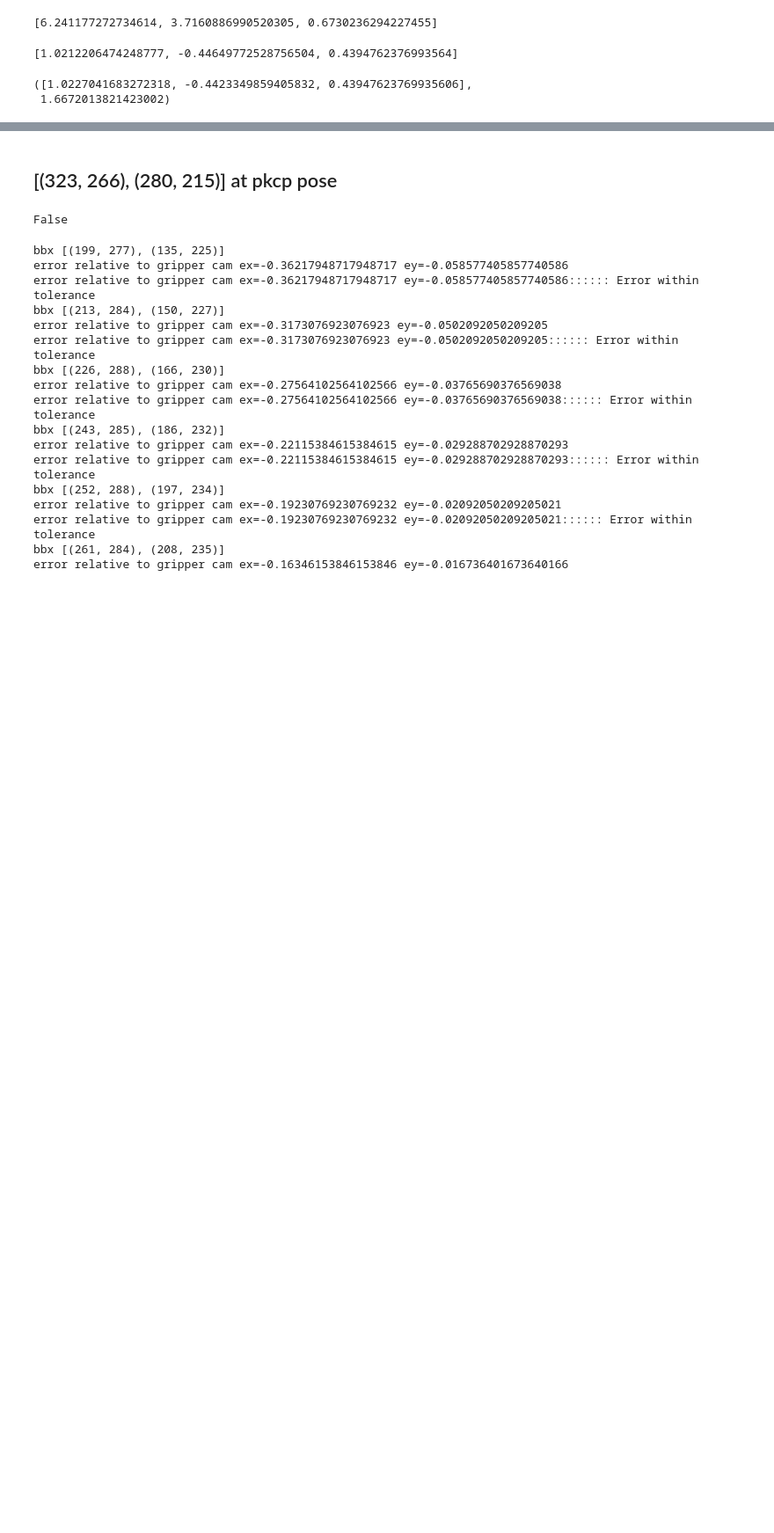
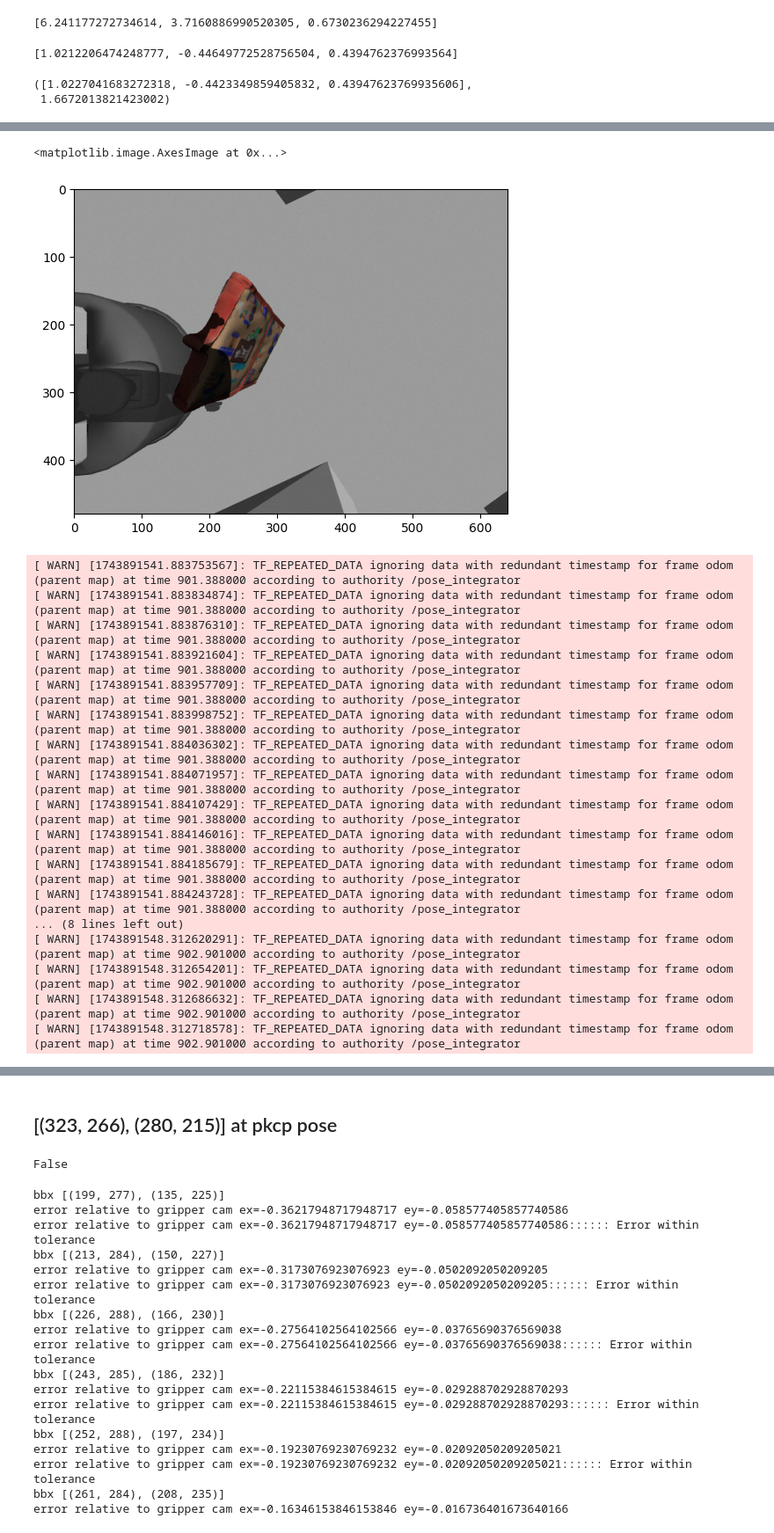
Before and after one commit to takeshi-pumas/catkin_extras, a Jupyter notebook: src/task/scripts/SMACH-ish-Grasp-yolo-adj.ipynb, the cells around one changed output, grey strips where cells are left out. Shown at 88% size. Saved outputs shown, nothing was run; the diff lists cells and outputs as text; code cells hidden in the pictures; blank space fills up the shorter version.

```diff
--- a/src/task/scripts/SMACH-ish-Grasp-yolo-adj.ipynb
+++ b/src/task/scripts/SMACH-ish-Grasp-yolo-adj.ipynb
@@ -248,3 +248,28 @@ gripper.open()
 [ WARN] [1711747487.126405060, 269.334000000]: TF_REPEATED_DATA ignoring data with redundant timestamp for frame odom at time 269.358000 according to authority /pose_integrator
 [ WARN] [1711747487.126443839, 269.334000000]: TF_REPEATED_DATA ignoring data with redundant timestamp for frame odom at time 269.358000 according to authority /pose_integrator
 [ WARN] [1711747487.126484196, 269.334000000]: TF_REPEATED_DATA ignoring data with redundant timestamp for frame odom at time 269.358000 according to authority /pose_integrator
+# %%
+hand_cam= HAND_RGB()
+# %%
+image= cv2.cvtColor(hand_cam.get_image(), cv2.COLOR_RGB2BGR)
+plt.imshow (image)
+# %% [output]
+<matplotlib.image.AxesImage at 0x...>
+[figure, added]
+[ WARN] [1743891541.883753567]: TF_REPEATED_DATA ignoring data with redundant timestamp for frame odom (parent map) at time 901.388000 according to authority /pose_integrator
+[ WARN] [1743891541.883834874]: TF_REPEATED_DATA ignoring data with redundant timestamp for frame odom (parent map) at time 901.388000 according to authority /pose_integrator
+[ WARN] [1743891541.883876310]: TF_REPEATED_DATA ignoring data with redundant timestamp for frame odom (parent map) at time 901.388000 according to authority /pose_integrator
+[ WARN] [1743891541.883921604]: TF_REPEATED_DATA ignoring data with redundant timestamp for frame odom (parent map) at time 901.388000 according to authority /pose_integrator
+[ WARN] [1743891541.883957709]: TF_REPEATED_DATA ignoring data with redundant timestamp for frame odom (parent map) at time 901.388000 according to authority /pose_integrator
+[ WARN] [1743891541.883998752]: TF_REPEATED_DATA ignoring data with redundant timestamp for frame odom (parent map) at time 901.388000 according to authority /pose_integrator
+[ WARN] [1743891541.884036302]: TF_REPEATED_DATA ignoring data with redundant timestamp for frame odom (parent map) at time 901.388000 according to authority /pose_integrator
+[ WARN] [1743891541.884071957]: TF_REPEATED_DATA ignoring data with redundant timestamp for frame odom (parent map) at time 901.388000 according to authority /pose_integrator
+[ WARN] [1743891541.884107429]: TF_REPEATED_DATA ignoring data with redundant timestamp for frame odom (parent map) at time 901.388000 according to authority /pose_integrator
+[ WARN] [1743891541.884146016]: TF_REPEATED_DATA ignoring data with redundant timestamp for frame odom (parent map) at time 901.388000 according to authority /pose_integrator
+[ WARN] [1743891541.884185679]: TF_REPEATED_DATA ignoring data with redundant timestamp for frame odom (parent map) at time 901.388000 according to authority /pose_integrator
+[ WARN] [1743891541.884243728]: TF_REPEATED_DATA ignoring data with redundant timestamp for frame odom (parent map) at time 901.388000 according to authority /pose_integrator
+... (8 lines left out)
+[ WARN] [1743891548.312620291]: TF_REPEATED_DATA ignoring data with redundant timestamp for frame odom (parent map) at time 902.901000 according to authority /pose_integrator
+[ WARN] [1743891548.312654201]: TF_REPEATED_DATA ignoring data with redundant timestamp for frame odom (parent map) at time 902.901000 according to authority /pose_integrator
+[ WARN] [1743891548.312686632]: TF_REPEATED_DATA ignoring data with redundant timestamp for frame odom (parent map) at time 902.901000 according to authority /pose_integrator
+[ WARN] [1743891548.312718578]: TF_REPEATED_DATA ignoring data with redundant timestamp for frame odom (parent map) at time 902.901000 according to authority /pose_integrator
```
Also changed, not shown: parts of 5 cells of this notebook, 3 other files.
